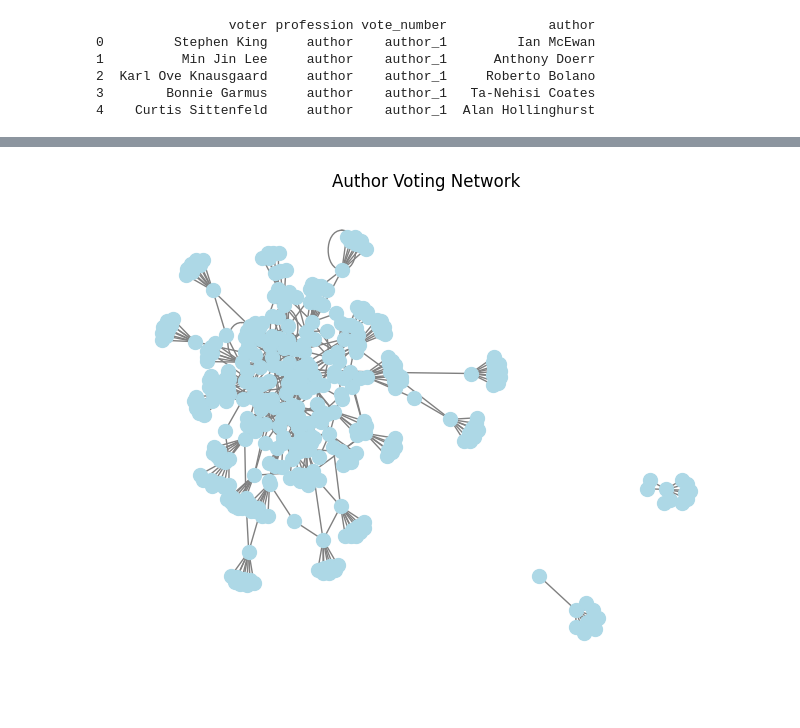
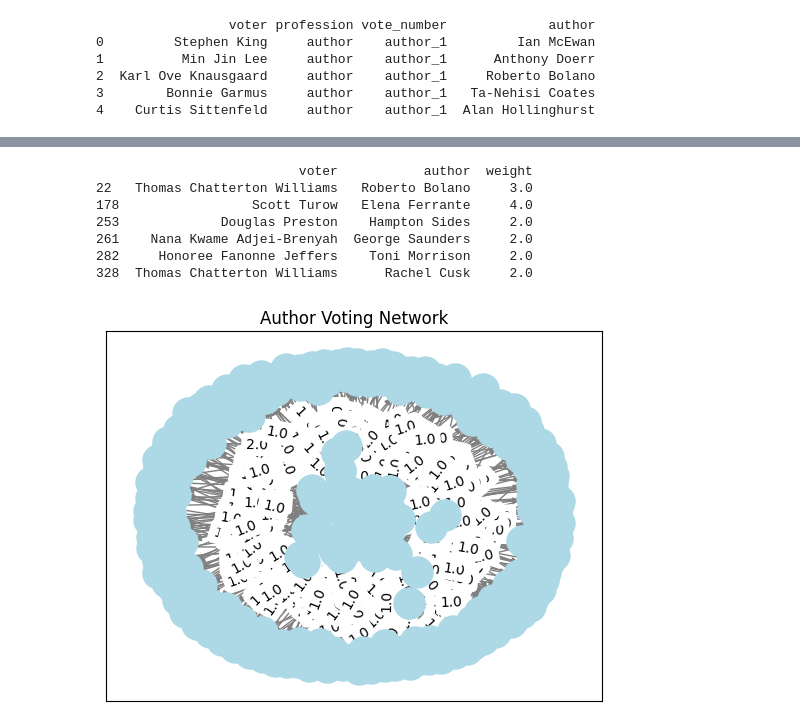
Before and after one commit to Marley-Myrianthopoulos/cunysps_data620, a Jupyter notebook: final/620_final.ipynb, the cells around one changed output, grey strips where cells are left out. Saved outputs shown, nothing was run; the diff lists cells and outputs as text; code cells hidden in the pictures.

```diff
--- a/final/620_final.ipynb
+++ b/final/620_final.ipynb
@@ -109,0 +112,4 @@ print(author_to_author_long.head())
+# %%
+author_author_edges['weight'] = author_author_edges.groupby(['voter', 'author'])['author'].transform('count')
+author_author_edges = author_author_edges.drop_duplicates()
+print(author_author_edges)
@@ -110,18 +136,39 @@ print(author_to_author_long.head())
+# %%
+print(author_author_edges[author_author_edges.weight > 1])
+# %% [output]
+                          voter           author  weight
+22   Thomas Chatterton Williams   Roberto Bolano     3.0
+178                 Scott Turow   Elena Ferrante     4.0
+253             Douglas Preston    Hampton Sides     2.0
+261    Nana Kwame Adjei‑Brenyah  George Saunders     2.0
+282     Honoree Fanonne Jeffers    Toni Morrison     2.0
+328  Thomas Chatterton Williams      Rachel Cusk     2.0
+# %%
+author_author_edges = author_author_edges.dropna()
 # %%
-author_author_edges = author_to_author_long[['voter', 'author']]
-
 # initializes graph
-graph = nx.Graph()
+graph = nx.DiGraph()
 
 
 # adds edges to the graph
 for index, row in author_author_edges.iterrows():
-    graph.add_edge(row['voter'], row['author'])
+    graph.add_edge(row['voter'], row['author'], weight=row['weight'])
 
-# draws graph
+# Draw graph with weights
 pos = nx.spring_layout(graph)
-nx.draw(graph, pos, with_labels=False, node_color='lightblue', node_size=100, edge_color='gray')
+edges = graph.edges(data=True)
+
+# Draw nodes
+nx.draw_networkx_nodes(graph, pos, node_color='lightblue', node_size=500)
+
+# Draw edges with weights
+nx.draw_networkx_edges(graph, pos, edgelist=edges, edge_color='gray')
+nx.draw_networkx_edge_labels(graph, pos, edge_labels={(u, v): d['weight'] for u, v, d in edges})
+
+# Draw node labels
+#nx.draw_networkx_labels(graph, pos)
+
 plt.title('Author Voting Network')
 plt.show()
 # %% [output]
-[figure, old version]
+[figure, new version]
```
Also changed, not shown: parts of 2 cells of this notebook.
